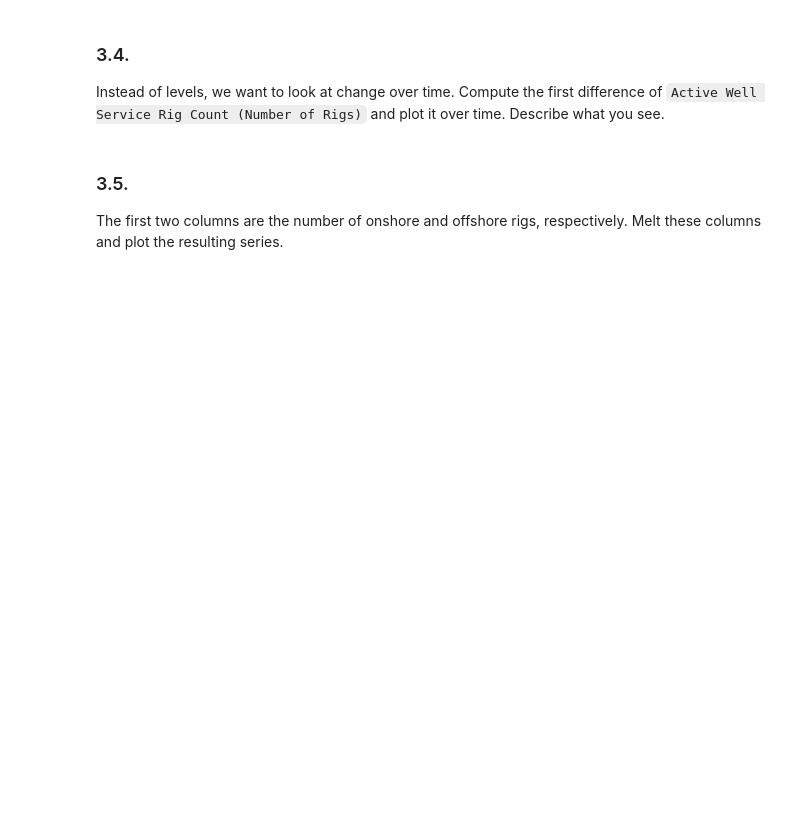
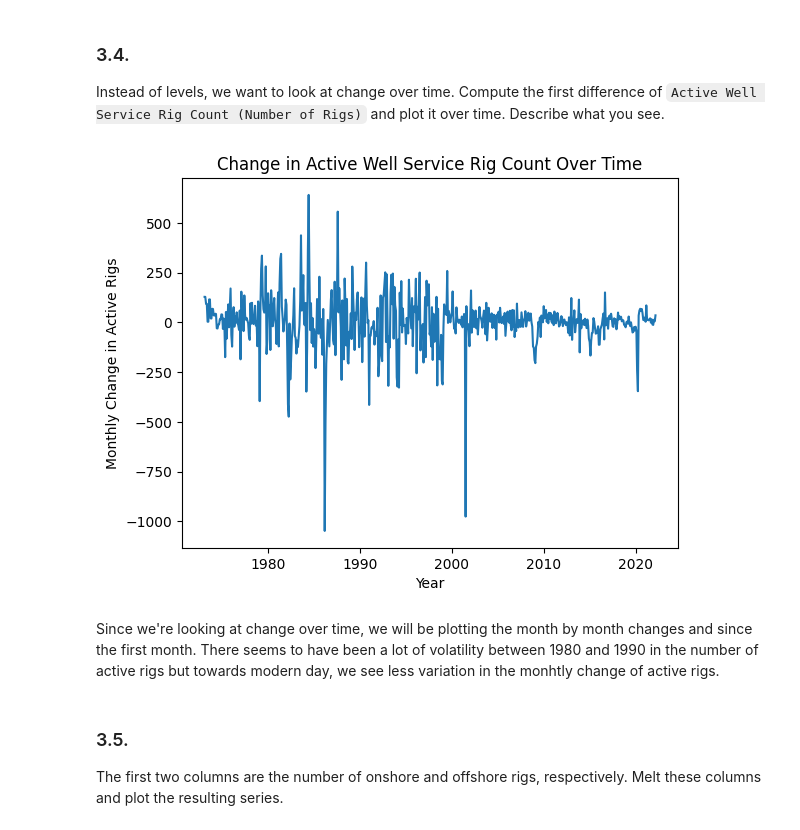
Before and after one commit to emilyzyzhou/eda_assignment, a Jupyter notebook: assignment.ipynb, the cells around one changed output. Cells and saved outputs as stored; diff of their text form; code cells hidden in the pictures; blank space fills up the shorter version.

```diff
--- a/assignment.ipynb
+++ b/assignment.ipynb
@@ -271,6 +283,21 @@ Let's look at `Active Well Service Rig Count (Number of Rigs)`, which is the tot
 # %% [markdown]
 ### 3.4.
 Instead of levels, we want to look at change over time. Compute the first difference of  `Active Well Service Rig Count (Number of Rigs)` and plot it over time. Describe what you see.
+# %%
+drill_df = drill_df.sort_values('time')
+y = drill_df['Active Well Service Rig Count (Number of Rigs)'].to_numpy()
+t = len(y)
+
+diff = y[1:] - y[:(t-1)]  # first difference of active rig counts
+fig = sns.lineplot(x=drill_df['time'][1:], y=diff)
+fig.set(title='Change in Active Well Service Rig Count Over Time',
+        xlabel='Year', # adding labels for legibility!
+        ylabel='Monthly Change in Active Rigs')
+plt.show()
+# %% [output]
+[figure, added]
+# %% [markdown]
+Since we're looking at change over time, we will be plotting the month by month changes and since the first month. There seems to have been a lot of volatility between 1980 and 1990 in the number of active rigs but towards modern day, we see less variation in the monhtly change of active rigs.
 # %% [markdown]
 ### 3.5.
 The first two columns are the number of onshore and offshore rigs, respectively. Melt these columns and plot the resulting series.
```
Also changed, not shown: parts of 4 cells of this notebook.
